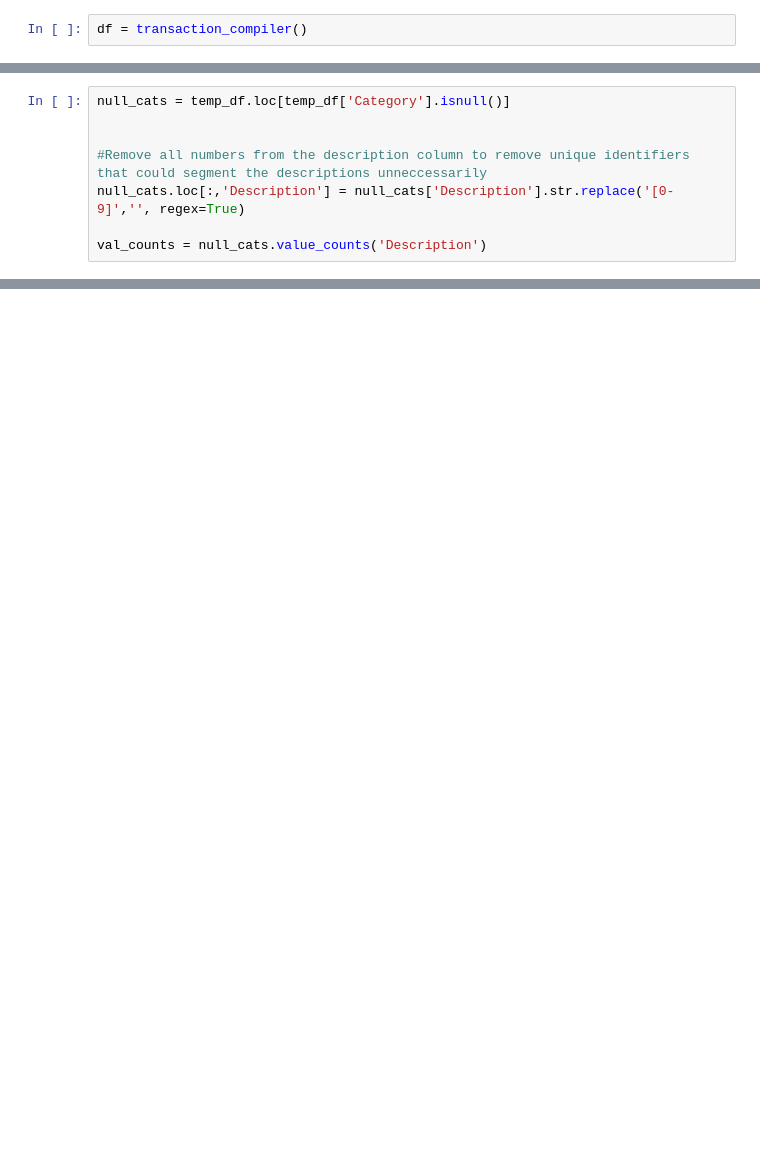
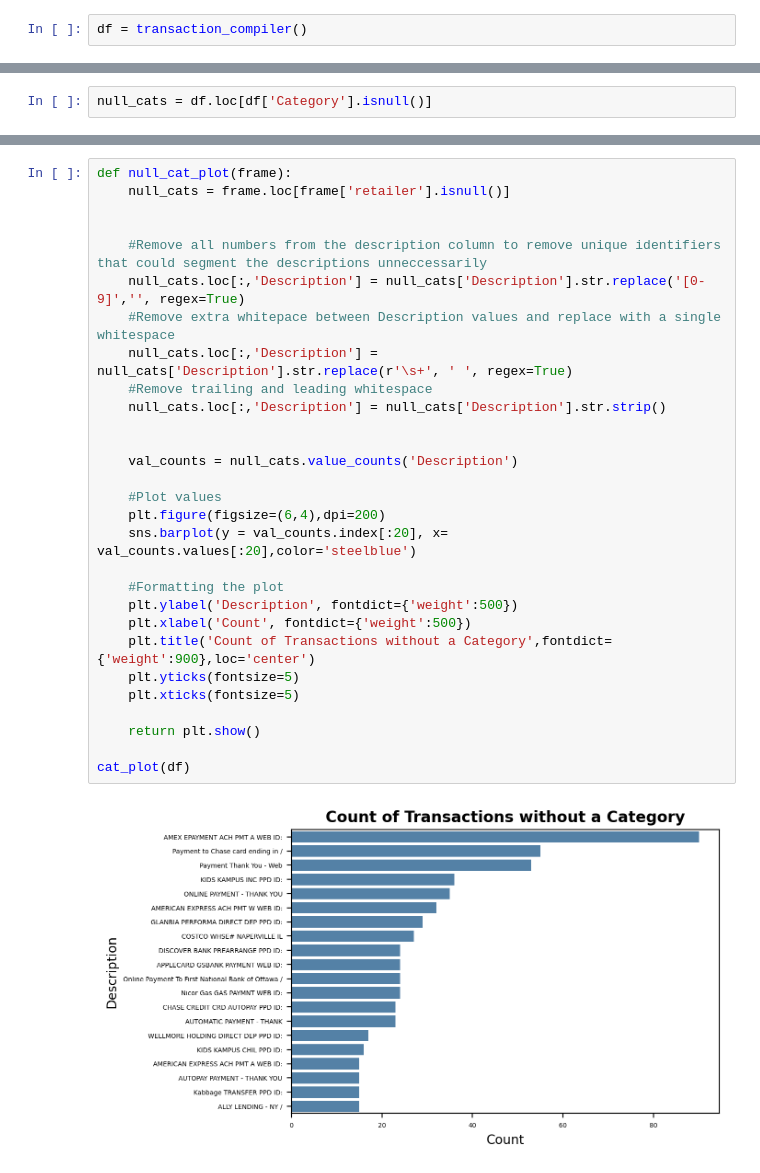
Before and after one commit to blombard24/financial-account-analysis, a Jupyter notebook: test_notebook.ipynb, the cells around one changed output, grey strips where cells are left out. Saved outputs shown, nothing was run; the diff lists cells and outputs as text; blank space fills up the shorter version.

```diff
--- a/test_notebook.ipynb
+++ b/test_notebook.ipynb
@@ -24 +51,3 @@ df.head()
+# %%
+null_cats = df.loc[df['Category'].isnull()]
 # %%
@@ -44,8 +63,0 @@ memory usage: 808.3+ KB
-# %%
-null_cats = temp_df.loc[temp_df['Category'].isnull()]
-
-
-#Remove all numbers from the description column to remove unique identifiers that could segment the descriptions unneccessarily
-null_cats.loc[:,'Description'] = null_cats['Description'].str.replace('[0-9]','', regex=True)
-
-val_counts = null_cats.value_counts('Description')
@@ -81,0 +79,31 @@ Index(['AMEX EPAYMENT    ACH PMT    A           WEB ID: ',
+# %%
+def null_cat_plot(frame):
+    null_cats = frame.loc[frame['retailer'].isnull()]
+
+
+    #Remove all numbers from the description column to remove unique identifiers that could segment the descriptions unneccessarily
+    null_cats.loc[:,'Description'] = null_cats['Description'].str.replace('[0-9]','', regex=True)
+    #Remove extra whitepace between Description values and replace with a single whitespace
+    null_cats.loc[:,'Description'] = null_cats['Description'].str.replace(r'\s+', ' ', regex=True)
+    #Remove trailing and leading whitespace
+    null_cats.loc[:,'Description'] = null_cats['Description'].str.strip()
+
+
+    val_counts = null_cats.value_counts('Description')
+
+    #Plot values
+    plt.figure(figsize=(6,4),dpi=200)
+    sns.barplot(y = val_counts.index[:20], x= val_counts.values[:20],color='steelblue')
+
+    #Formatting the plot
+    plt.ylabel('Description', fontdict={'weight':500})
+    plt.xlabel('Count', fontdict={'weight':500})
+    plt.title('Count of Transactions without a Category',fontdict={'weight':900},loc='center')
+    plt.yticks(fontsize=5)
+    plt.xticks(fontsize=5)
+
+    return plt.show()
+
+cat_plot(df)
+# %% [output]
+[figure, added]
```
Also changed, not shown: parts of 13 cells of this notebook, 1 other file.
